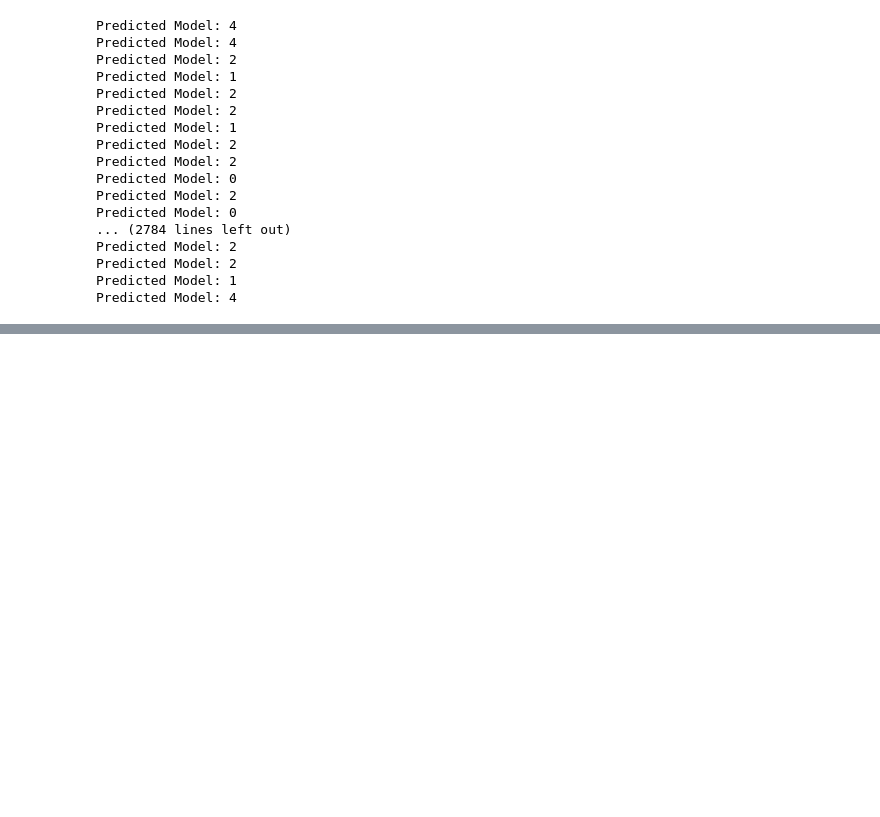
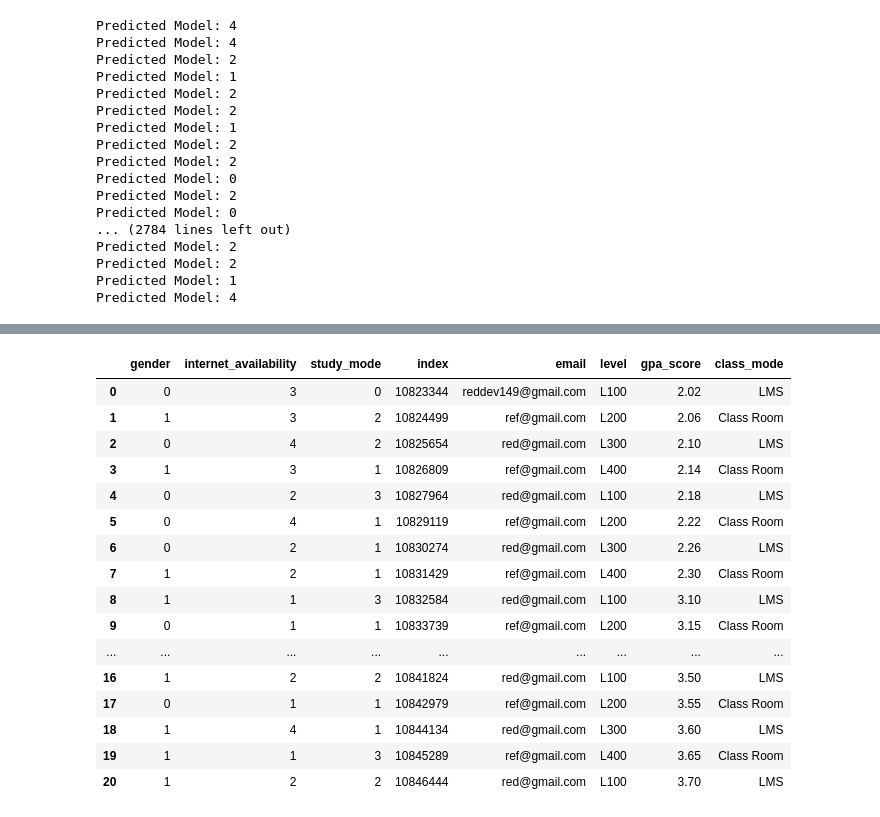
Before and after one commit to Ofori416/Student.PredictionModel, a Jupyter notebook: app.ipynb, the cells around one changed output, grey strips where cells are left out. Drawn from its saved outputs; the diff is of its cells as text; code cells hidden in the pictures; blank space fills up the shorter version.

Commit message:
read

```diff
--- a/app.ipynb
+++ b/app.ipynb
@@ -990,0 +1032,22 @@ Predicted Model: 4
+# %%
+test_y = "./data/validate/validation1.xlsx"
+df = pd.read_excel(test_y)
+df
+# %% [output]
+|  | gender | internet_availability | study_mode | index | email | level | gpa_score | class_mode |
+| 0 | 0 | 3 | 0 | 10823344 | reddev149@gmail.com | L100 | 2.02 | LMS |
+| 1 | 1 | 3 | 2 | 10824499 | ref@gmail.com | L200 | 2.06 | Class Room |
+| 2 | 0 | 4 | 2 | 10825654 | red@gmail.com | L300 | 2.10 | LMS |
+| 3 | 1 | 3 | 1 | 10826809 | ref@gmail.com | L400 | 2.14 | Class Room |
+| 4 | 0 | 2 | 3 | 10827964 | red@gmail.com | L100 | 2.18 | LMS |
+| 5 | 0 | 4 | 1 | 10829119 | ref@gmail.com | L200 | 2.22 | Class Room |
+| 6 | 0 | 2 | 1 | 10830274 | red@gmail.com | L300 | 2.26 | LMS |
+| 7 | 1 | 2 | 1 | 10831429 | ref@gmail.com | L400 | 2.30 | Class Room |
+| 8 | 1 | 1 | 3 | 10832584 | red@gmail.com | L100 | 3.10 | LMS |
+| 9 | 0 | 1 | 1 | 10833739 | ref@gmail.com | L200 | 3.15 | Class Room |
+| ... | ... | ... | ... | ... | ... | ... | ... | ... |
+| 16 | 1 | 2 | 2 | 10841824 | red@gmail.com | L100 | 3.50 | LMS |
+| 17 | 0 | 1 | 1 | 10842979 | ref@gmail.com | L200 | 3.55 | Class Room |
+| 18 | 1 | 4 | 1 | 10844134 | red@gmail.com | L300 | 3.60 | LMS |
+| 19 | 1 | 1 | 3 | 10845289 | ref@gmail.com | L400 | 3.65 | Class Room |
+| 20 | 1 | 2 | 2 | 10846444 | red@gmail.com | L100 | 3.70 | LMS |
```
Also changed, not shown: parts of 10 cells of this notebook, 10 other files.
